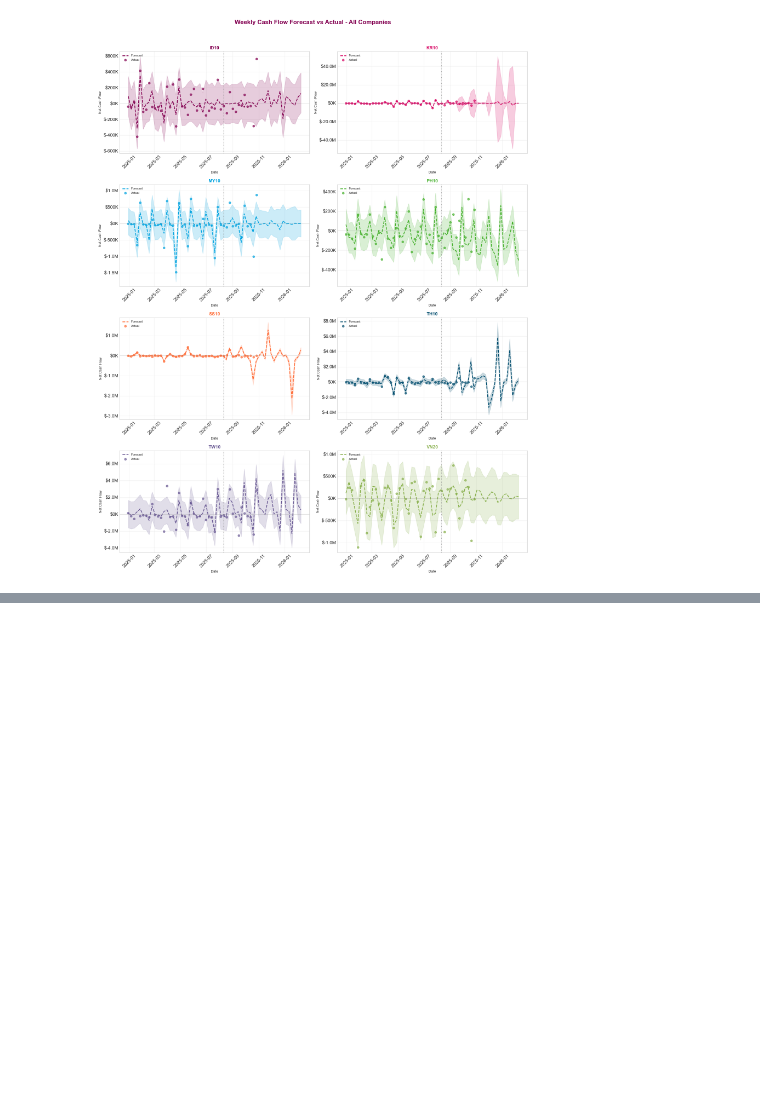
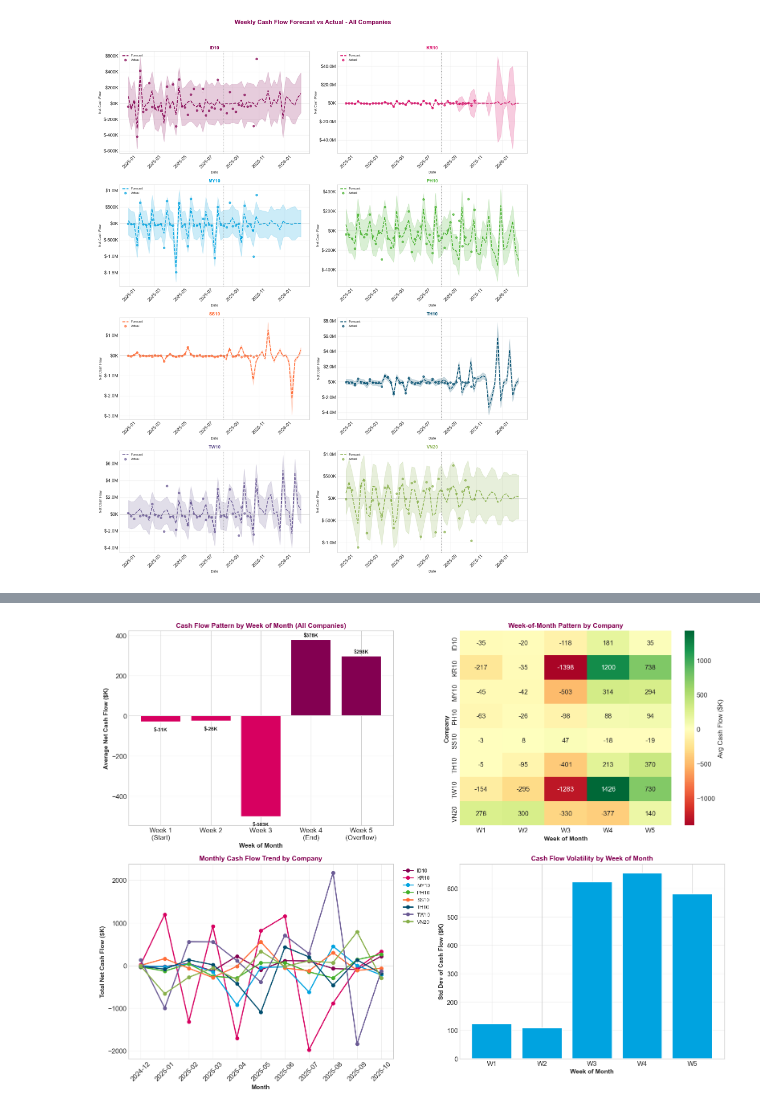
Before and after one commit to matt0757/UMDAC, a Jupyter notebook: notebooks/4_prophet_forecasting.ipynb, the cells around one changed output, grey strips where cells are left out. Cells and saved outputs as stored; diff of their text form; code cells hidden in the pictures; blank space fills up the shorter version.

```diff
--- a/notebooks/4_prophet_forecasting.ipynb
+++ b/notebooks/4_prophet_forecasting.ipynb
@@ -1096,0 +1497,18 @@ plt.show()
+# %%
+# Add temporal features to entity data
+df_pattern = df_entity.copy()
+df_pattern['Month'] = df_pattern['Week_Start'].dt.month
+df_pattern['Month_Name'] = df_pattern['Week_Start'].dt.strftime('%b')
+df_pattern['Week_of_Month'] = ((df_pattern['Week_Start'].dt.day - 1) // 7) + 1
+df_pattern['Year_Month'] = df_pattern['Week_Start'].dt.to_period('M')
+
+# Create week of month labels
+week_labels = {1: 'Week 1\n(1st-7th)', 2: 'Week 2\n(8th-14th)',
+               3: 'Week 3\n(15th-21st)', 4: 'Week 4\n(22nd-28th)', 5: 'Week 5\n(29th+)'}
+df_pattern['Week_Label'] = df_pattern['Week_of_Month'].map(week_labels)
+
+print("📊 PERIODIC PATTERN ANALYSIS")
+print("="*70)
+print(f"\nData Range: {df_pattern['Week_Start'].min().strftime('%Y-%m-%d')} to {df_pattern['Week_Start'].max().strftime('%Y-%m-%d')}")
+print(f"Total Weeks: {df_pattern['Week_Start'].nunique()}")
+print(f"Months Covered: {df_pattern['Year_Month'].nunique()}")
@@ -1096,0 +1522,75 @@ plt.show()
+# %%
+# Week of Month Pattern Analysis
+fig, axes = plt.subplots(2, 2, figsize=(16, 12))
+
+# 1. Average Cash Flow by Week of Month (All Companies)
+ax1 = axes[0, 0]
+week_avg = df_pattern.groupby('Week_of_Month')['Net_Cashflow'].mean()
+colors_week = [AZ_COLORS['primary'] if v >= 0 else AZ_COLORS['secondary'] for v in week_avg.values]
+bars = ax1.bar(week_avg.index, week_avg.values / 1000, color=colors_week, edgecolor='white', linewidth=1.5)
+ax1.set_xlabel('Week of Month', fontsize=11, fontweight='bold')
+ax1.set_ylabel('Average Net Cash Flow ($K)', fontsize=11, fontweight='bold')
+ax1.set_title('Cash Flow Pattern by Week of Month (All Companies)', fontsize=12, fontweight='bold', color=AZ_COLORS['primary'])
+ax1.axhline(y=0, color='gray', linestyle='-', linewidth=0.5)
+ax1.set_xticks(week_avg.index)
+ax1.set_xticklabels(['Week 1\n(Start)', 'Week 2', 'Week 3', 'Week 4\n(End)', 'Week 5\n(Overflow)'][:len(week_avg)])
+ax1.grid(True, alpha=0.3, axis='y')
+
+# Add value labels
+for bar in bars:
+    height = bar.get_height()
+    ax1.annotate(f'${height:.0f}K',
+                xy=(bar.get_x() + bar.get_width() / 2, height),
+                xytext=(0, 3 if height >= 0 else -10),
+                textcoords="offset points",
+                ha='center', va='bottom' if height >= 0 else 'top',
+                fontsize=9, fontweight='bold')
+
+# 2. Week of Month by Company (Heatmap)
+ax2 = axes[0, 1]
+pivot_week = df_pattern.pivot_table(values='Net_Cashflow', index='Name', columns='Week_of_Month', aggfunc='mean')
+sns.heatmap(pivot_week / 1000, annot=True, fmt='.0f', cmap='RdYlGn', center=0, ax=ax2,
+            cbar_kws={'label': 'Avg Cash Flow ($K)'})
+ax2.set_title('Week-of-Month Pattern by Company', fontsize=12, fontweight='bold', color=AZ_COLORS['primary'])
+ax2.set_xlabel('Week of Month', fontsize=11, fontweight='bold')
+ax2.set_ylabel('Company', fontsize=11, fontweight='bold')
+ax2.set_xticklabels(['W1', 'W2', 'W3', 'W4', 'W5'][:len(pivot_week.columns)])
+
+# 3. Monthly Cash Flow Trend by Company
+ax3 = axes[1, 0]
+monthly_by_company = df_pattern.groupby(['Year_Month', 'Name'])['Net_Cashflow'].sum().unstack()
+for company in companies:
+    if company in monthly_by_company.columns:
+        ax3.plot(monthly_by_company.index.astype(str), monthly_by_company[company] / 1000,
+                 marker='o', linewidth=2, label=company, color=COMPANY_COLORS.get(company, '#666666'))
+
+ax3.set_xlabel('Month', fontsize=11, fontweight='bold')
+ax3.set_ylabel('Total Net Cash Flow ($K)', fontsize=11, fontweight='bold')
+ax3.set_title('Monthly Cash Flow Trend by Company', fontsize=12, fontweight='bold', color=AZ_COLORS['primary'])
+ax3.axhline(y=0, color='gray', linestyle='-', linewidth=0.5)
+ax3.legend(bbox_to_anchor=(1.02, 1), loc='upper left', fontsize=9)
+ax3.tick_params(axis='x', rotation=45)
+ax3.grid(True, alpha=0.3)
+
+# 4. Cash Flow Volatility by Week of Month
+ax4 = axes[1, 1]
+week_std = df_pattern.groupby(['Week_of_Month', 'Name'])['Net_Cashflow'].std().unstack()
+week_std_avg = week_std.mean(axis=1)
+ax4.bar(week_std_avg.index, week_std_avg.values / 1000, color=AZ_COLORS['accent1'], edgecolor='white', linewidth=1.5)
+ax4.set_xlabel('Week of Month', fontsize=11, fontweight='bold')
+ax4.set_ylabel('Std Dev of Cash Flow ($K)', fontsize=11, fontweight='bold')
+ax4.set_title('Cash Flow Volatility by Week of Month', fontsize=12, fontweight='bold', color=AZ_COLORS['primary'])
+ax4.set_xticks(week_std_avg.index)
+ax4.set_xticklabels(['W1', 'W2', 'W3', 'W4', 'W5'][:len(week_std_avg)])
+ax4.grid(True, alpha=0.3, axis='y')
+
+plt.tight_layout()
+plt.savefig('../outputs/forecasting/periodic_pattern_analysis.png', dpi=150, bbox_inches='tight', facecolor='white')
+plt.show()
+
+print("\n📋 Key Pattern Insights:")
+print(f"• Highest average cash flow: Week {week_avg.idxmax()} (${week_avg.max()/1000:,.0f}K)")
+print(f"• Lowest average cash flow: Week {week_avg.idxmin()} (${week_avg.min()/1000:,.0f}K)")
+print(f"• Most volatile week: Week {week_std_avg.idxmax()} (Std: ${week_std_avg.max()/1000:,.0f}K)")
+# %% [output]
+[figure, added]
```
Also changed, not shown: parts of 12 cells of this notebook, 11 other files.
